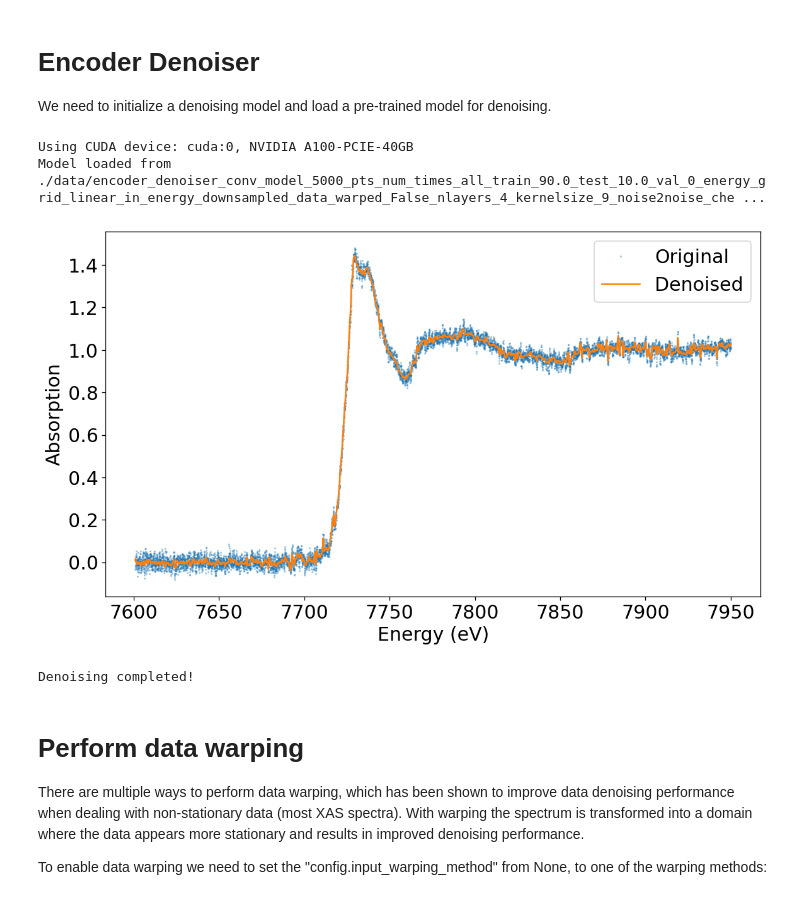
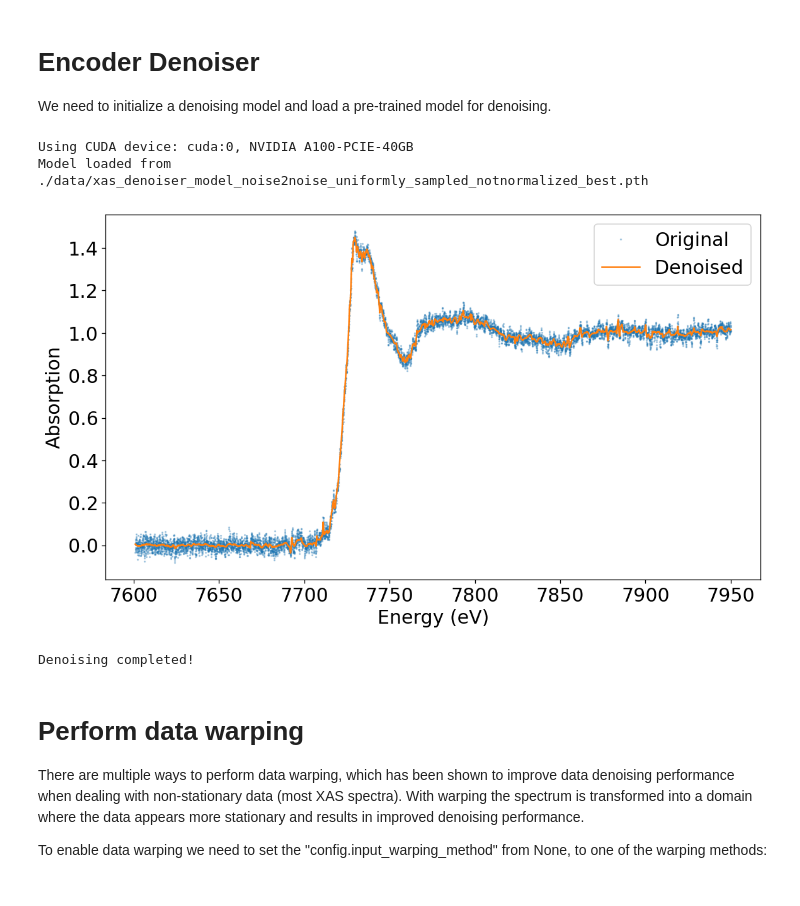
Before and after one commit to tomasaidukas/XASDenoise, a Jupyter notebook: xasdenoise/examples/example3_encoder_denoiser.ipynb, the cells around one changed output. Cells and saved outputs as stored; diff of their text form; code cells hidden in the pictures.

```diff
--- a/xasdenoise/examples/example3_encoder_denoiser.ipynb
+++ b/xasdenoise/examples/example3_encoder_denoiser.ipynb
@@ -47,36 +50,36 @@ def simple_denoising(spectrum_obj):
     Returns:
         tuple: (denoised_spectrum, error_estimates, noise_estimates)
     """
     # Create pipeline configuration
     config = PipelineConfig(
         verbose=0,
         data_baseline_removal='step',  # Model was trained with baseline removal
     )
 
     # Create denoiser
     denoiser = EncoderDenoiser(model_type='conv', num_layers=4, kernel_size=9)
-    denoiser.load_model('./data/encoder_denoiser_conv_model_5000_pts_num_times_all_train_90.0_test_10.0_val_0_energy_grid_linear_in_energy_downsampled_data_warped_False_nlayers_4_kernelsize_9_noise2noise_checkpoint.pth')
+    denoiser.load_model('./data/xas_denoiser_model_noise2noise_uniformly_sampled_notnormalized_best.pth')
 
     # Create and run pipeline with method chaining
     pipeline = DenoisingPipeline(config)
     pipeline.load_data(spectrum_obj).process(denoiser)
 
     # Get results
     y_denoised, y_error, y_noise = pipeline.get_results()
 
     # Plot results
     pipeline.plot_results(figsize=(10, 6))
     return y_denoised, y_error, y_noise
 
 # Run denoising
 spectrum_obj = spectrum0.copy()  # Copy to avoid modifying original
 y_denoised, y_error, y_noise = simple_denoising(spectrum_obj)
 
 print(f"Denoising completed!")
 # %% [output]
 Using CUDA device: cuda:0, NVIDIA A100-PCIE-40GB
-Model loaded from ./data/encoder_denoiser_conv_model_5000_pts_num_times_all_train_90.0_test_10.0_val_0_energy_grid_linear_in_energy_downsampled_data_warped_False_nlayers_4_kernelsize_9_noise2noise_che ...
+Model loaded from ./data/xas_denoiser_model_noise2noise_uniformly_sampled_notnormalized_best.pth
-[figure, old version]
+[figure, new version]
 Denoising completed!
 # %% [markdown]
 # Perform data warping
```
Also changed, not shown: parts of 2 cells of this notebook, 19 other files.
